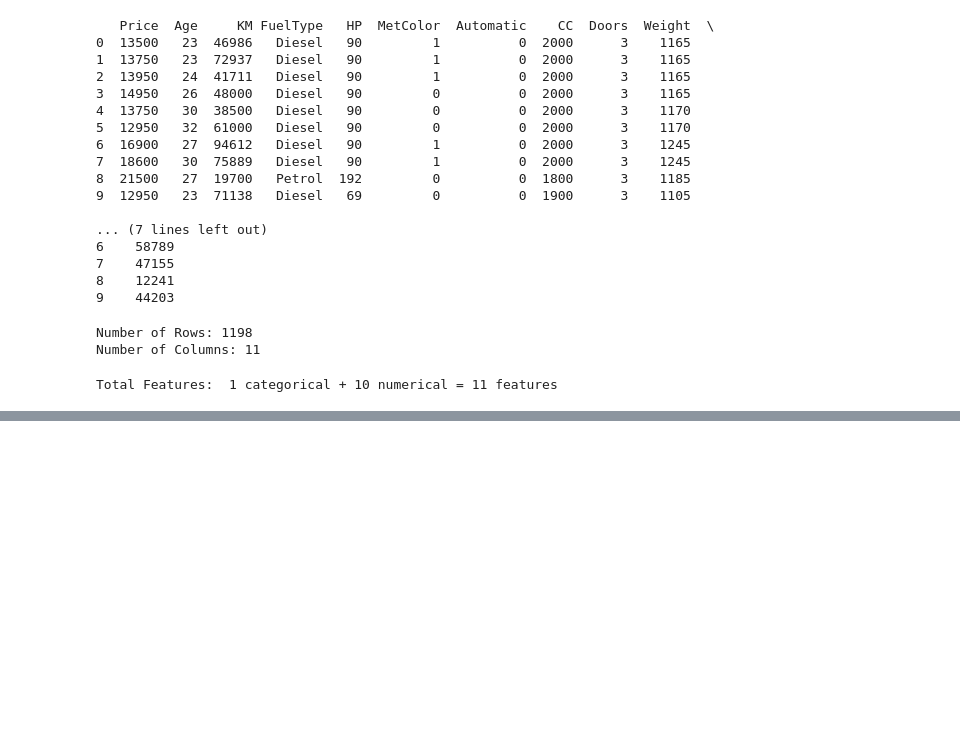
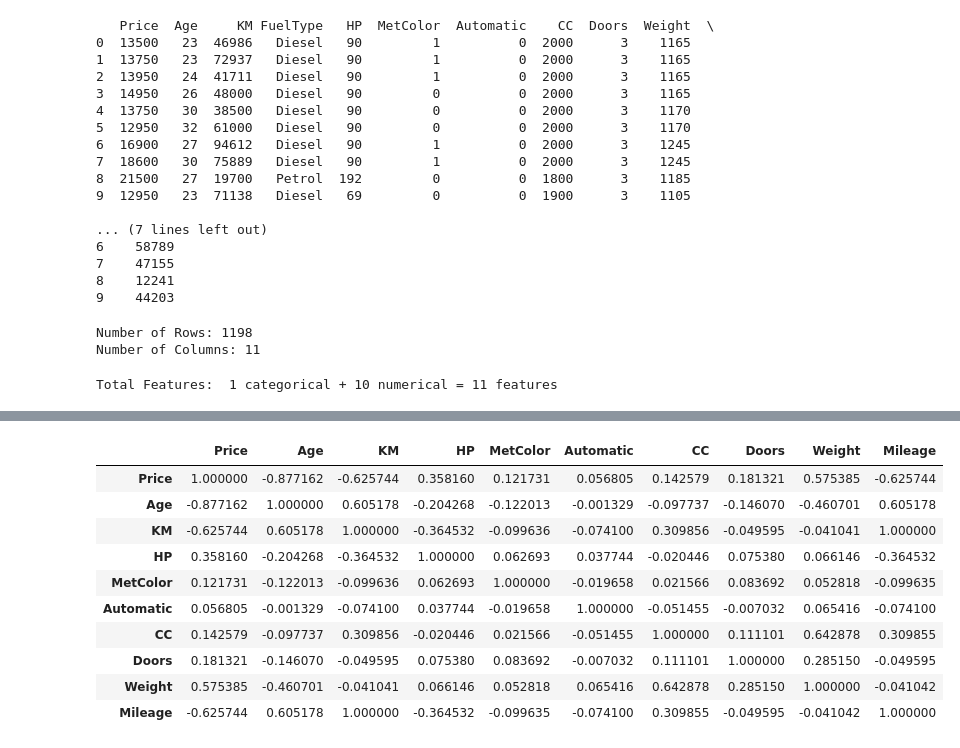
Before and after one commit to michelmalki/MichelMalki, a Jupyter notebook: Used_Car_Sales.ipynb, the cells around one changed output, grey strips where cells are left out. Saved outputs shown, nothing was run; the diff lists cells and outputs as text; code cells hidden in the pictures; blank space fills up the shorter version.

```diff
--- a/Used_Car_Sales.ipynb
+++ b/Used_Car_Sales.ipynb
@@ -86,0 +86,15 @@ dtype: int64
+# %%
+data_corr = df.corr()
+data_corr
+# %% [output]
+|  | Price | Age | KM | HP | MetColor | Automatic | CC | Doors | Weight | Mileage |
+| Price | 1.000000 | -0.877162 | -0.625744 | 0.358160 | 0.121731 | 0.056805 | 0.142579 | 0.181321 | 0.575385 | -0.625744 |
+| Age | -0.877162 | 1.000000 | 0.605178 | -0.204268 | -0.122013 | -0.001329 | -0.097737 | -0.146070 | -0.460701 | 0.605178 |
+| KM | -0.625744 | 0.605178 | 1.000000 | -0.364532 | -0.099636 | -0.074100 | 0.309856 | -0.049595 | -0.041041 | 1.000000 |
+| HP | 0.358160 | -0.204268 | -0.364532 | 1.000000 | 0.062693 | 0.037744 | -0.020446 | 0.075380 | 0.066146 | -0.364532 |
+| MetColor | 0.121731 | -0.122013 | -0.099636 | 0.062693 | 1.000000 | -0.019658 | 0.021566 | 0.083692 | 0.052818 | -0.099635 |
+| Automatic | 0.056805 | -0.001329 | -0.074100 | 0.037744 | -0.019658 | 1.000000 | -0.051455 | -0.007032 | 0.065416 | -0.074100 |
+| CC | 0.142579 | -0.097737 | 0.309856 | -0.020446 | 0.021566 | -0.051455 | 1.000000 | 0.111101 | 0.642878 | 0.309855 |
+| Doors | 0.181321 | -0.146070 | -0.049595 | 0.075380 | 0.083692 | -0.007032 | 0.111101 | 1.000000 | 0.285150 | -0.049595 |
+| Weight | 0.575385 | -0.460701 | -0.041041 | 0.066146 | 0.052818 | 0.065416 | 0.642878 | 0.285150 | 1.000000 | -0.041042 |
+| Mileage | -0.625744 | 0.605178 | 1.000000 | -0.364532 | -0.099635 | -0.074100 | 0.309855 | -0.049595 | -0.041042 | 1.000000 |
```
Also changed, not shown: parts of 16 cells of this notebook.
